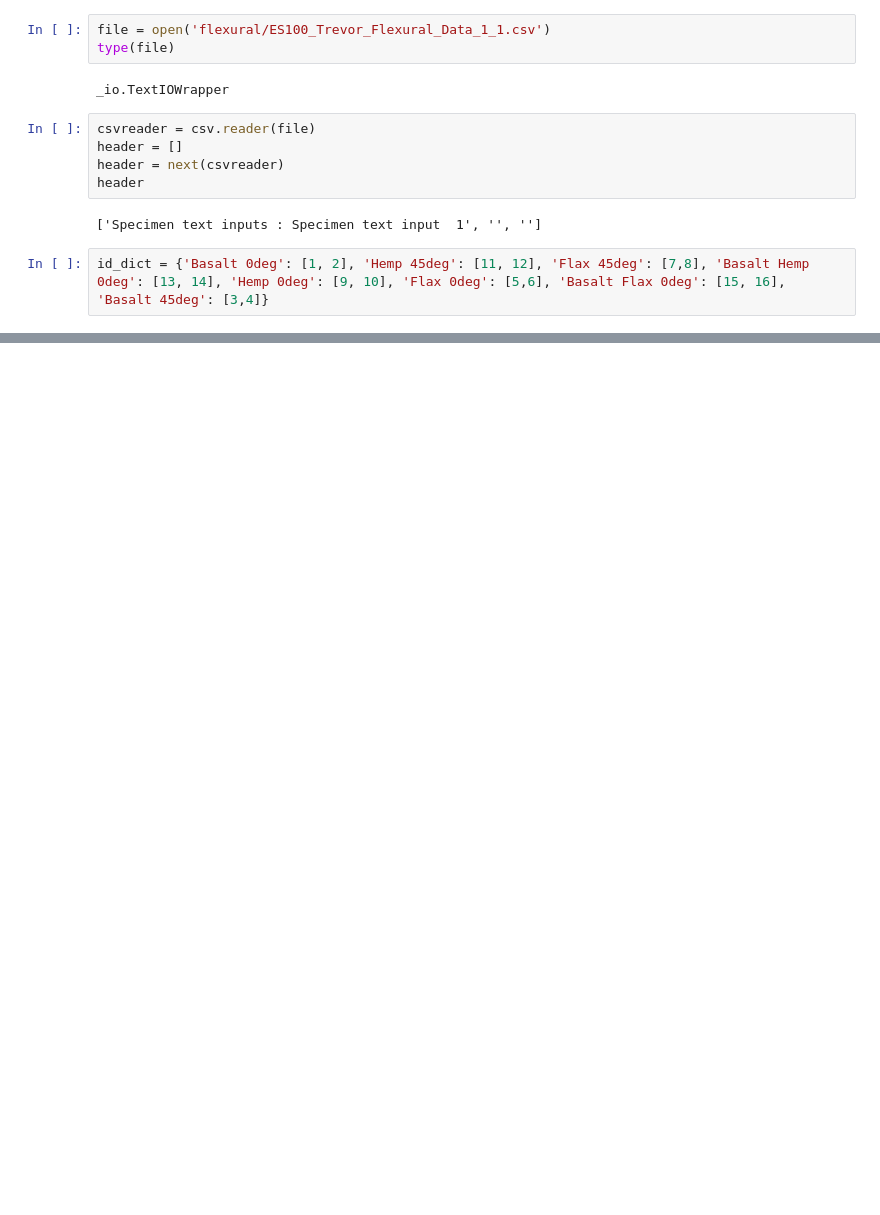
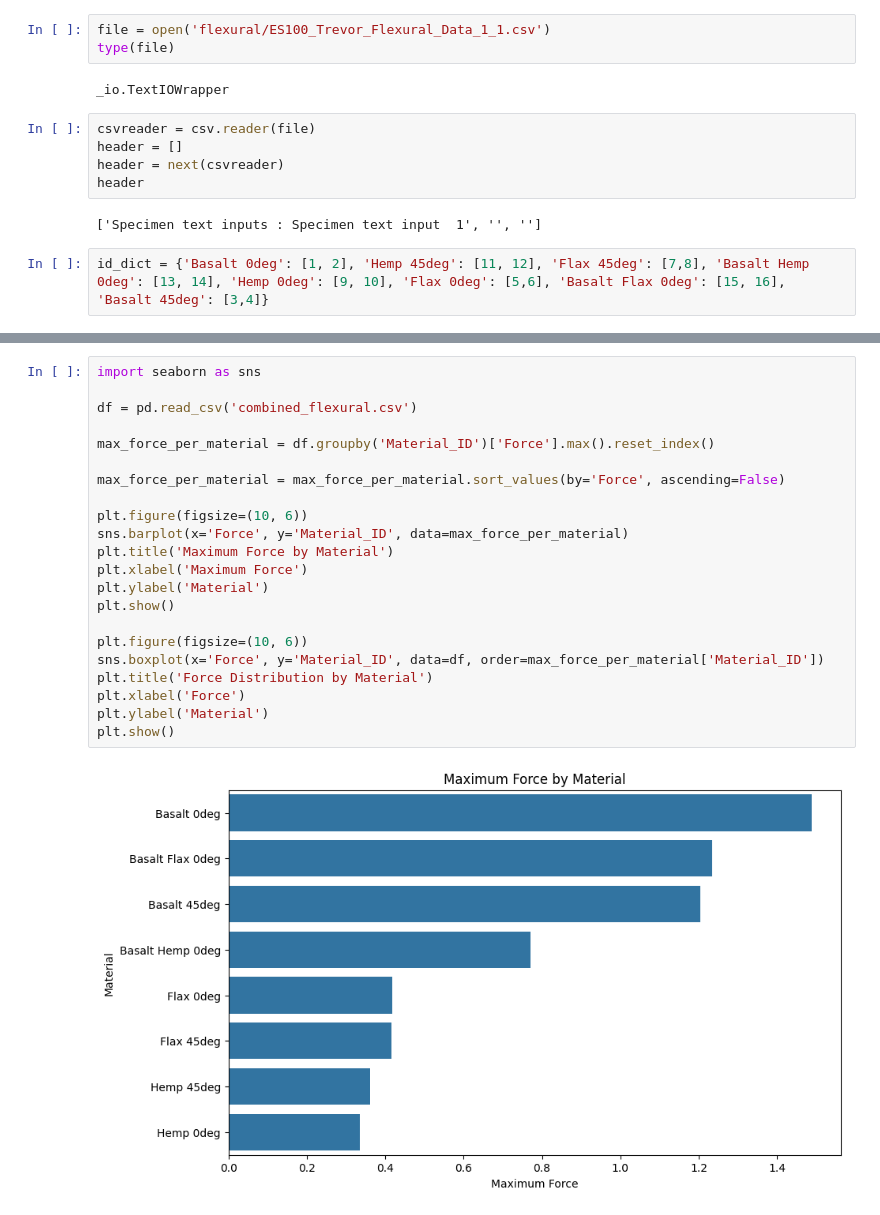
Before and after one commit to jamesbardin/ts_t, a Jupyter notebook: flexural.ipynb, the cells around one changed output, grey strips where cells are left out. Cells and saved outputs as stored; diff of their text form; blank space fills up the shorter version.

```diff
--- a/flexural.ipynb
+++ b/flexural.ipynb
@@ -182,0 +301,24 @@ File has been processed and saved.
+# %%
+import seaborn as sns
+
+df = pd.read_csv('combined_flexural.csv')
+
+max_force_per_material = df.groupby('Material_ID')['Force'].max().reset_index()
+
+max_force_per_material = max_force_per_material.sort_values(by='Force', ascending=False)
+
+plt.figure(figsize=(10, 6))
+sns.barplot(x='Force', y='Material_ID', data=max_force_per_material)
+plt.title('Maximum Force by Material')
+plt.xlabel('Maximum Force')
+plt.ylabel('Material')
+plt.show()
+
+plt.figure(figsize=(10, 6))
+sns.boxplot(x='Force', y='Material_ID', data=df, order=max_force_per_material['Material_ID'])
+plt.title('Force Distribution by Material')
+plt.xlabel('Force')
+plt.ylabel('Material')
+plt.show()
+# %% [output]
+[figure, added]
```
Also changed, not shown: parts of 15 cells of this notebook.
